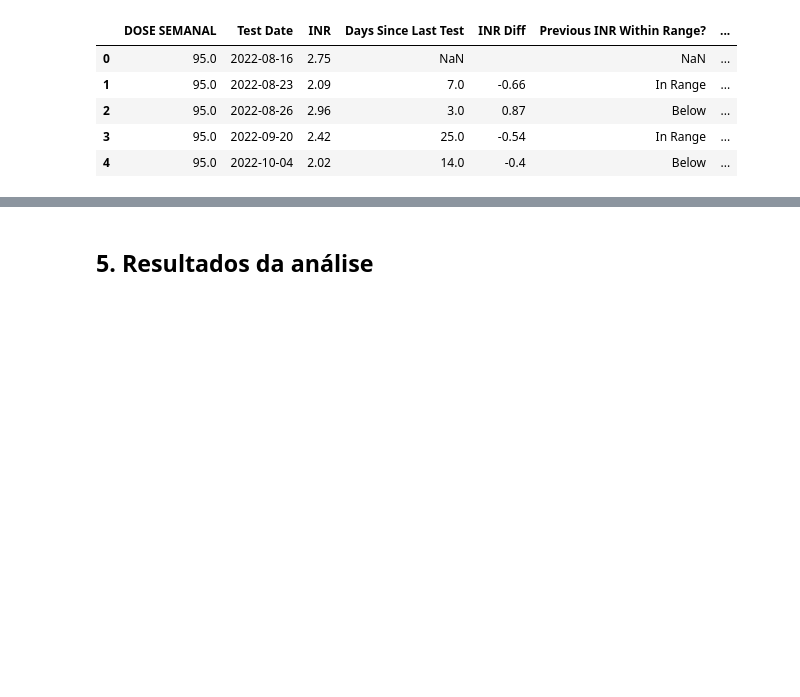
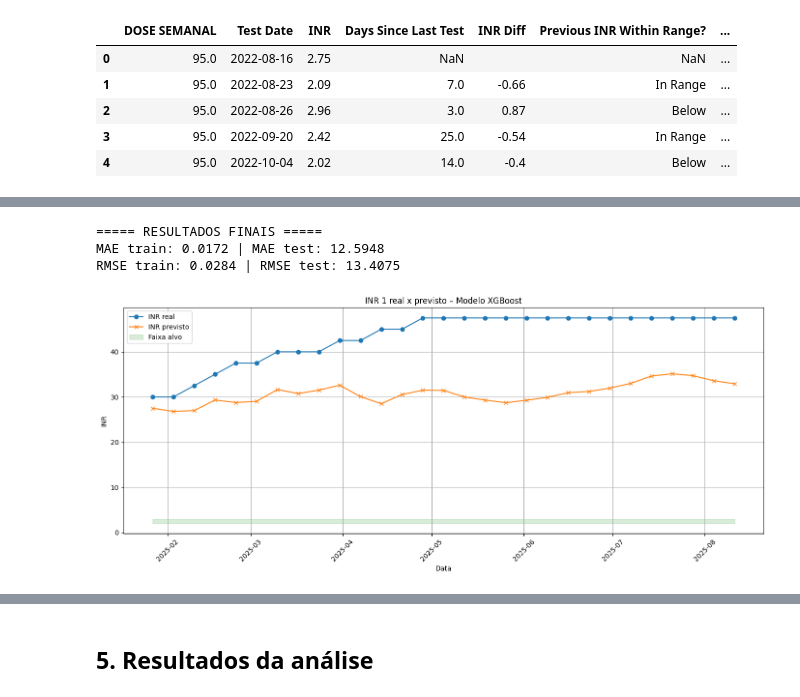
Before and after one commit to PedroMiguelCecato/inr_prediction, a Jupyter notebook: inr_prediction.ipynb, the cells around one changed output, grey strips where cells are left out. Cells and saved outputs as stored; diff of their text form; code cells hidden in the pictures; blank space fills up the shorter version.

```diff
--- a/inr_prediction.ipynb
+++ b/inr_prediction.ipynb
@@ -1136,0 +278,25 @@ plot_rf_feature_importance(model_rf, feature_names=fc1, top_n=15)
+# %%
+# Carregar modelo já treinado
+# final_model = joblib.load('machines/modelo_xgboost_final.pkl')
+
+# Previsões
+y_pred_train1 = final_model.predict(X_train1)
+y_pred_test1 = final_model.predict(X_test1)
+
+# Exibição de Métricas Finais
+mae_train1 = mean_absolute_error(y_train1, y_pred_train1)
+mae_test1 = mean_absolute_error(y_test1, y_pred_test1)
+rmse_train1 = np.sqrt(mean_squared_error(y_train1, y_pred_train1))
+rmse_test1 = np.sqrt(mean_squared_error(y_test1, y_pred_test1))
+
+print("\n===== RESULTADOS FINAIS =====")
+print(f"MAE train: {mae_train1:.4f} | MAE test: {mae_test1:.4f}")
+print(f"RMSE train: {rmse_train1:.4f} | RMSE test: {rmse_test1:.4f}")
+# %% [output]
+===== RESULTADOS FINAIS =====
+MAE train: 0.0172 | MAE test: 12.5948
+RMSE train: 0.0284 | RMSE test: 13.4075
+# %%
+diag.plot_inr_prediction(dates_test1, y_test1.values, y_pred_test1, low_vals1, high_vals1, title="INR 1 real x previsto – Modelo XGBoost")
+# %% [output]
+[figure, added]
```
Also changed, not shown: parts of 127 cells of this notebook, 17 other files.
